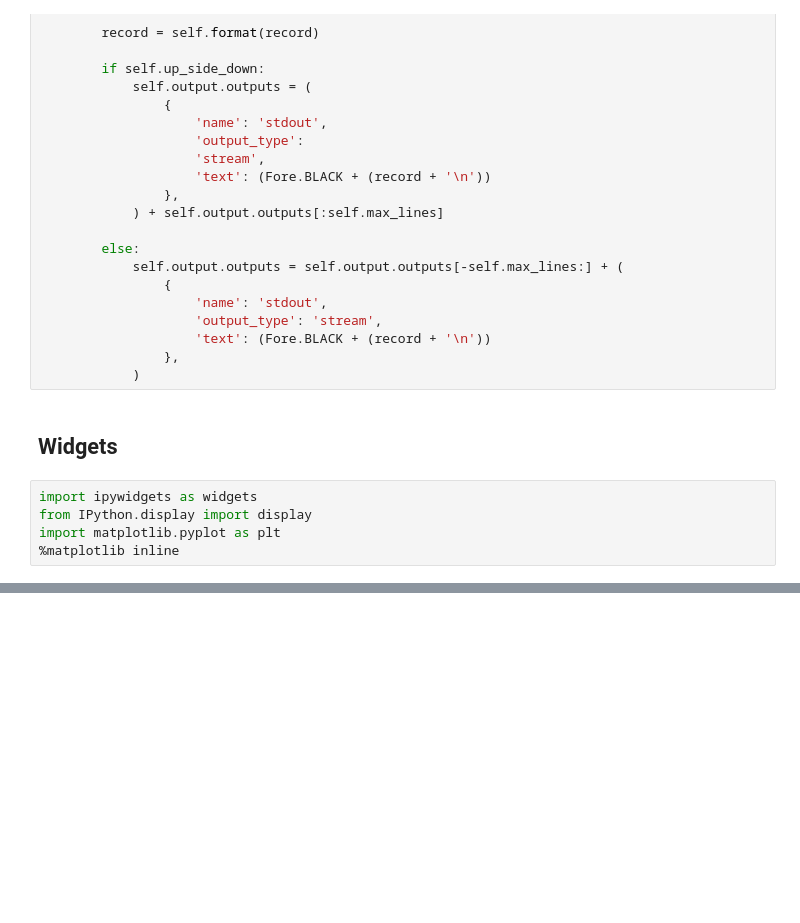
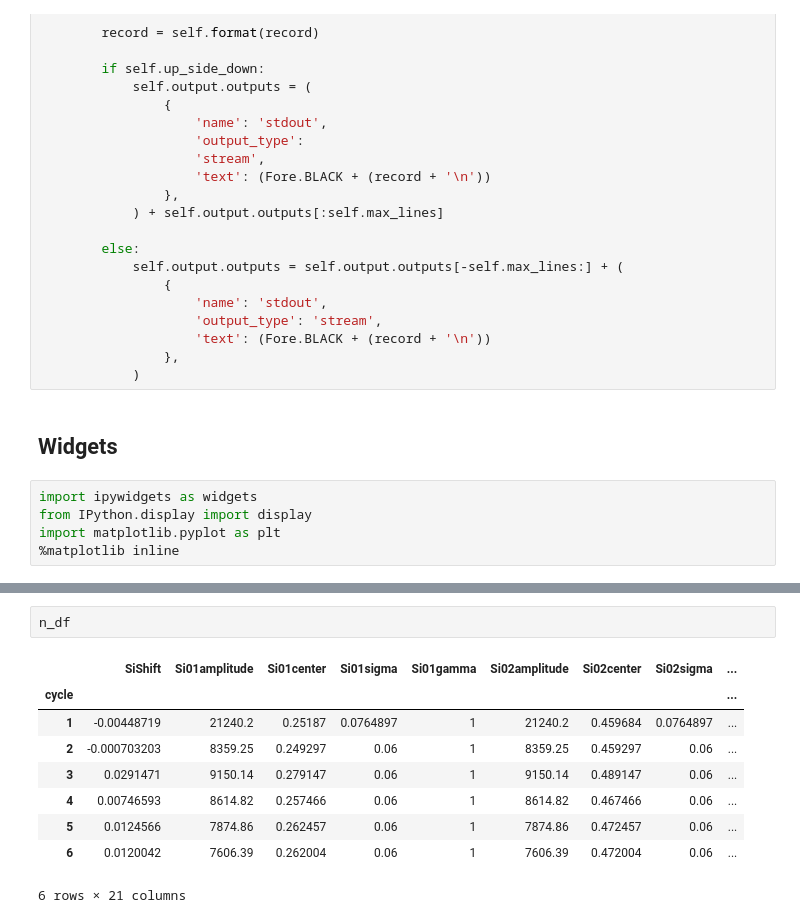
Before and after one commit to jepegit/cellpy, a Jupyter notebook: dev_utils/ica_notebooks/fitting/fitting_with_widgets.ipynb, the cells around one changed output, grey strips where cells are left out. Cells and saved outputs as stored; diff of their text form; blank space fills up the shorter version.

```diff
--- a/dev_utils/ica_notebooks/fitting/fitting_with_widgets.ipynb
+++ b/dev_utils/ica_notebooks/fitting/fitting_with_widgets.ipynb
@@ -831,0 +531,12 @@ NdLayout
+# %%
+n_df
+# %% [output]
+|  | SiShift | Si01amplitude | Si01center | Si01sigma | Si01gamma | Si02amplitude | Si02center | Si02sigma | ... |
+| cycle |  |  |  |  |  |  |  |  | ... |
+| 1 | -0.00448719 | 21240.2 | 0.25187 | 0.0764897 | 1 | 21240.2 | 0.459684 | 0.0764897 | ... |
+| 2 | -0.000703203 | 8359.25 | 0.249297 | 0.06 | 1 | 8359.25 | 0.459297 | 0.06 | ... |
+| 3 | 0.0291471 | 9150.14 | 0.279147 | 0.06 | 1 | 9150.14 | 0.489147 | 0.06 | ... |
+| 4 | 0.00746593 | 8614.82 | 0.257466 | 0.06 | 1 | 8614.82 | 0.467466 | 0.06 | ... |
+| 5 | 0.0124566 | 7874.86 | 0.262457 | 0.06 | 1 | 7874.86 | 0.472457 | 0.06 | ... |
+| 6 | 0.0120042 | 7606.39 | 0.262004 | 0.06 | 1 | 7606.39 | 0.472004 | 0.06 | ... |
+6 rows × 21 columns
```
Also changed, not shown: parts of 70 cells of this notebook, 1 other file.
